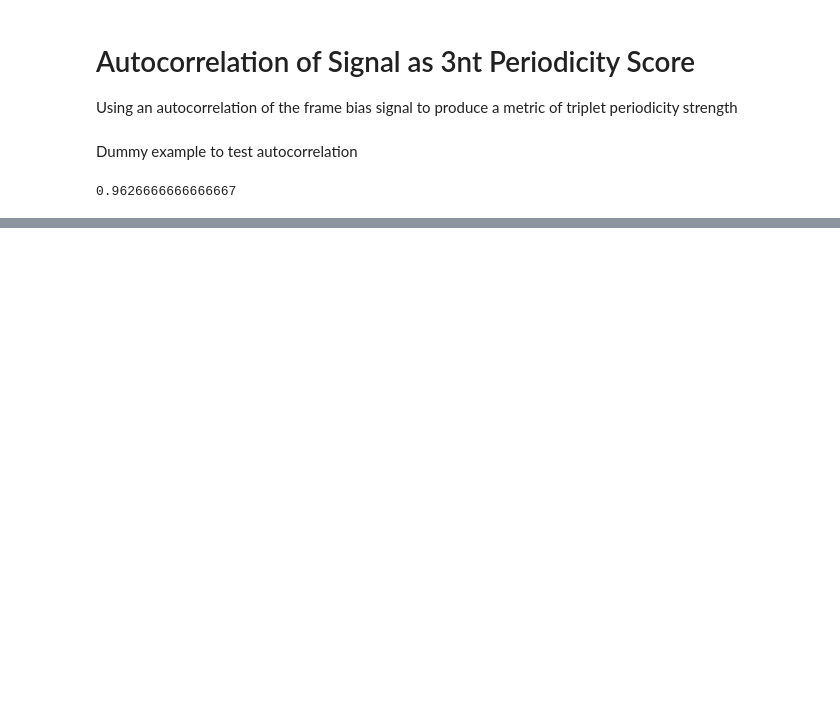
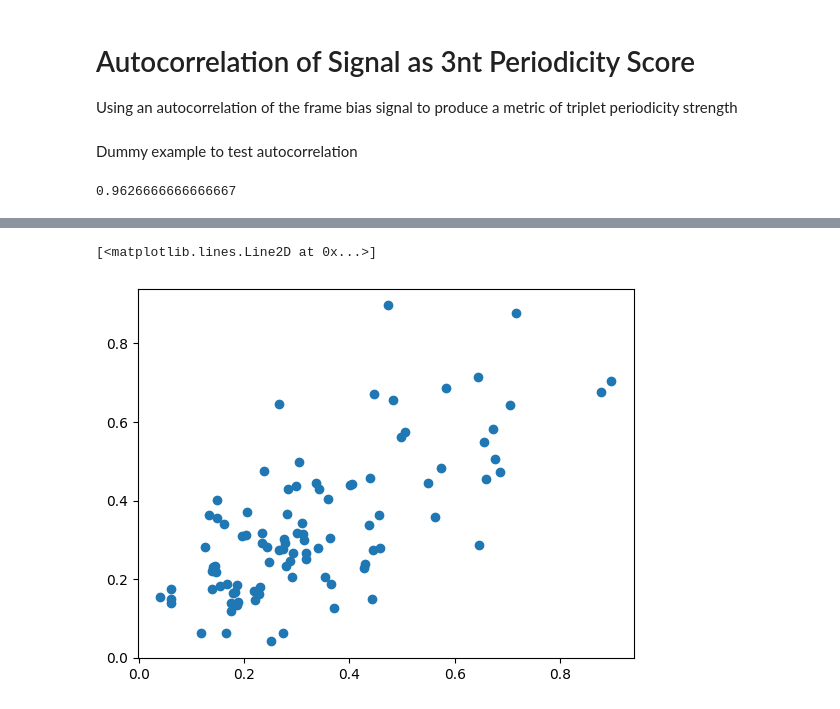
Before and after one commit to JackCurragh/Metric-Analysis, a Jupyter notebook: triplet_periodicity/autocorrelation.ipynb, the cells around one changed output, grey strips where cells are left out. Cells and saved outputs as stored; diff of their text form; code cells hidden in the pictures; blank space fills up the shorter version.

```diff
--- a/triplet_periodicity/autocorrelation.ipynb
+++ b/triplet_periodicity/autocorrelation.ipynb
@@ -23,0 +221,5 @@ print(autocorrelation(signal, 3))
+# %%
+plt.plot(twenty_nine[:-3], twenty_nine[3:], 'o')
+# %% [output]
+[<matplotlib.lines.Line2D at 0x...>]
+[figure, added]
```
Also changed, not shown: parts of 23 cells of this notebook.
